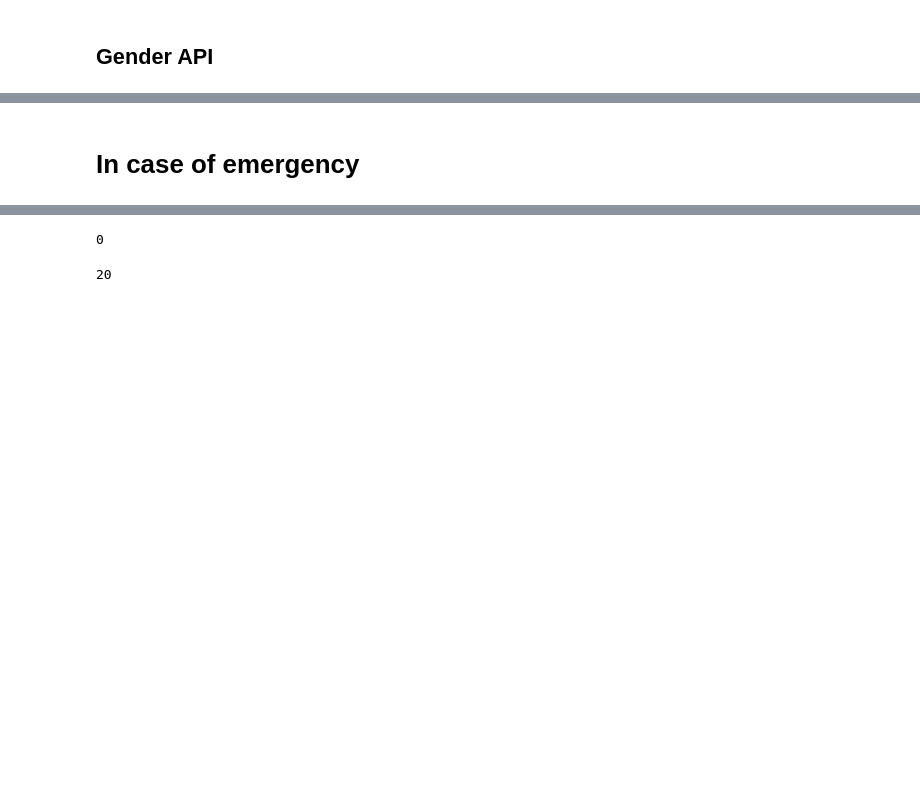
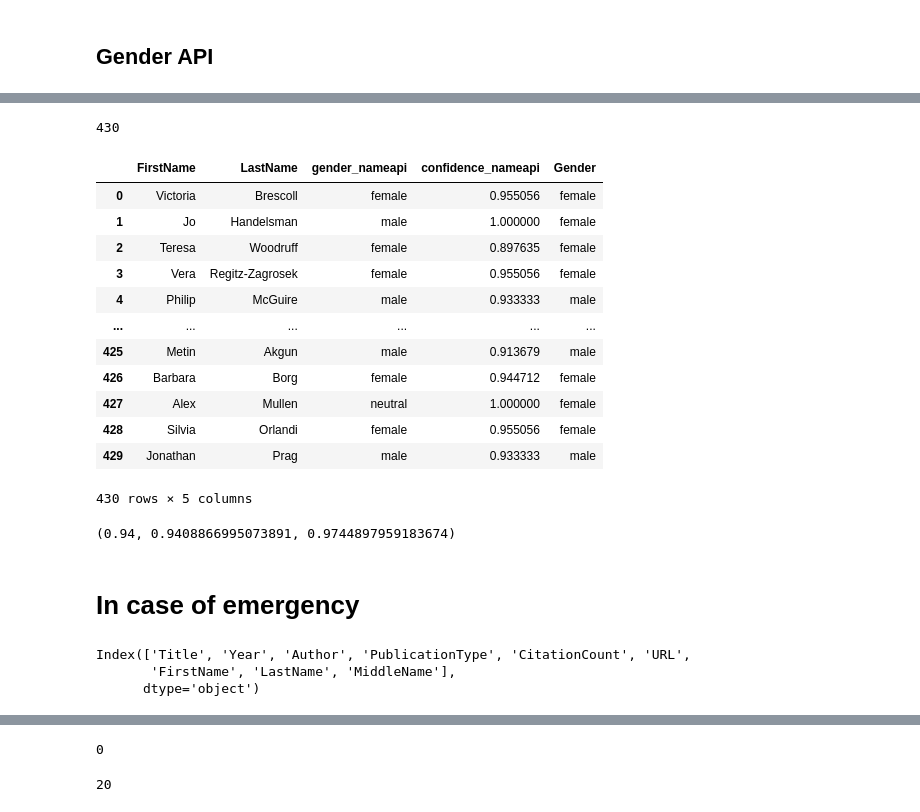
Before and after one commit to hexann666/MSc_gender_bias, a Jupyter notebook: semantic_scholar.ipynb, the cells around one changed output, grey strips where cells are left out. Saved outputs shown, nothing was run; the diff lists cells and outputs as text; code cells hidden in the pictures; blank space fills up the shorter version.

```diff
--- a/semantic_scholar.ipynb
+++ b/semantic_scholar.ipynb
@@ -956,13 +1430,13 @@ print(genders)
 # %% [markdown]
 ## Gender API
 # %%
-url_genderapi = 'https://gender-api.com/get?name='
-key_genderapi = '&key=wTotoGrvGYYVau3ktAD5LBaLDgRWTc8c5728'
+genderapi_url = 'https://gender-api.com/get?name='
+genderapi_key = config.genderapi_api_key
 
 genderapi = []
 
 for name in [name for name in df_authors_full.FirstName.head()]:
-    req = requests.get(url_genderapi+name+key_genderapi)
+    req = requests.get(genderapi_api+name+genderapi_key)
     result = json.loads(req.text)
     genderapi.append(result)
 
@@ -969,0 +1531,3 @@ print(genderapi)
+# %%
+list_name_surname = list(zip([name for name in test_batch_info['FirstName']], [surname for surname in test_batch_info['LastName']]))
+list_name_surname
@@ -970,2 +1598,29 @@ print(genderapi)
+# %%
+len(genders_nameapi)
+# %% [output]
+430
+# %%
+batch_nameapi = DataFrame(genders_nameapi)
+batch_nameapi['Gender'] = batch_namsor['Gender'].loc[:430]
+# %%
+batch_nameapi
+# %% [output]
+|  | FirstName | LastName | gender_nameapi | confidence_nameapi | Gender |
+| 0 | Victoria | Brescoll | female | 0.955056 | female |
+| 1 | Jo | Handelsman | male | 1.000000 | female |
+| 2 | Teresa | Woodruff | female | 0.897635 | female |
+| 3 | Vera | Regitz-Zagrosek | female | 0.955056 | female |
+| 4 | Philip | McGuire | male | 0.933333 | male |
+| ... | ... | ... | ... | ... | ... |
+| 425 | Metin | Akgun | male | 0.913679 | male |
+| 426 | Barbara | Borg | female | 0.944712 | female |
+| 427 | Alex | Mullen | neutral | 1.000000 | female |
+| 428 | Silvia | Orlandi | female | 0.955056 | female |
+| 429 | Jonathan | Prag | male | 0.933333 | male |
+430 rows × 5 columns
+# %%
+calculate_metrics(batch_nameapi['gender_nameapi'], batch_nameapi['Gender'])
+# %% [output]
+(0.94, 0.9408866995073891, 0.9744897959183674)
 # %% [markdown]
 # In case of emergency
@@ -974,3 +1627,13 @@ df_authors_full = read_csv('data/df_authors_full.csv')
+# %%
+df_authors_full = read_csv('data/df_authors_full.csv', index_col=False)
+df_authors_full.Year = df_authors_full.Year.astype('Int64')
+df_authors_full.CitationCount = df_authors_full.CitationCount.astype('Int64')
+df_authors_full = df_authors_full.iloc[: , 1:]
+df_authors_full.columns
+# %% [output]
+Index(['Title', 'Year', 'Author', 'PublicationType', 'CitationCount', 'URL',
+       'FirstName', 'LastName', 'MiddleName'],
+      dtype='object')
 # %%
 len(df_authors_full)
 # %% [output]
```
Also changed, not shown: parts of 101 cells of this notebook, 8 other files.
